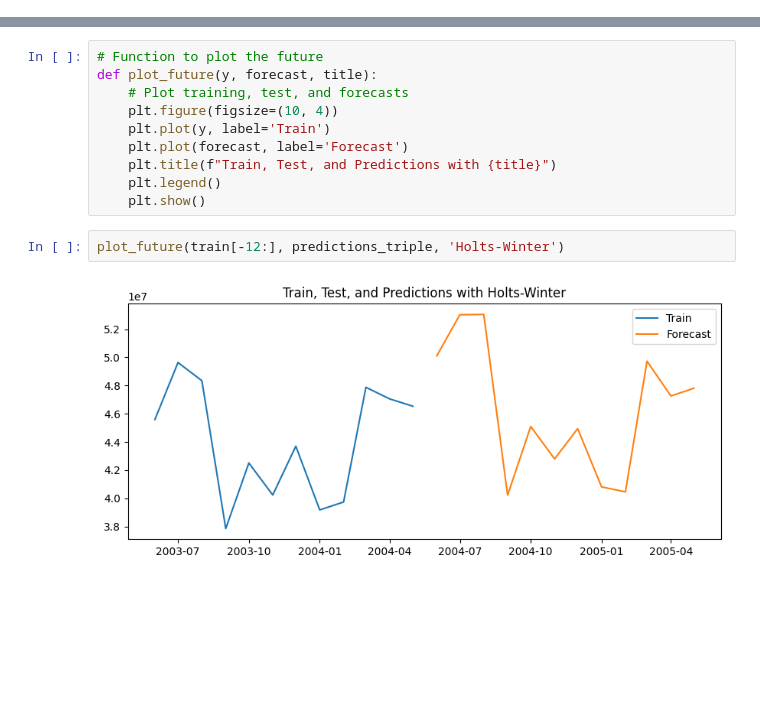
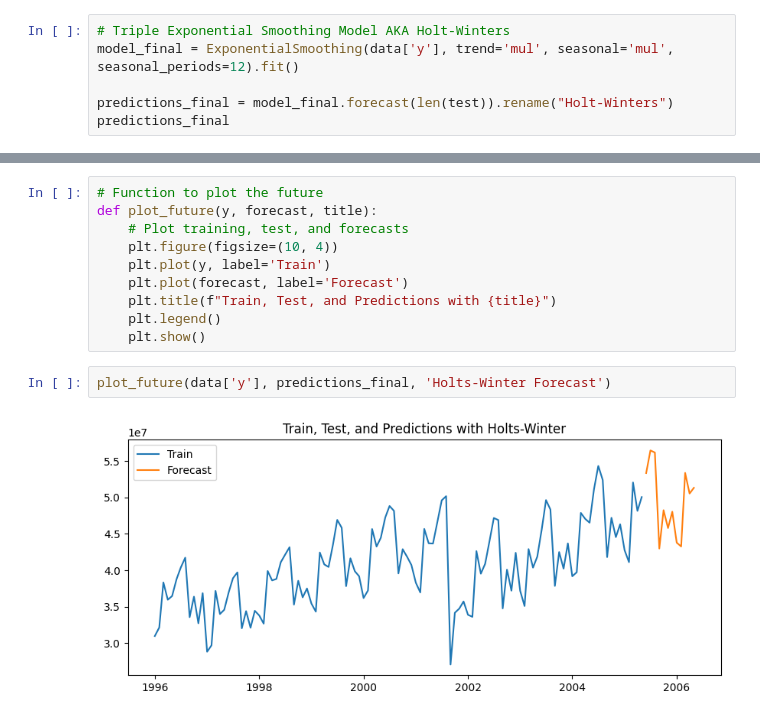
Before and after one commit to ReinerJasin/learn_time_series, a Jupyter notebook: project/6-air_miles_project_capstone.ipynb, the cells around one changed output, grey strips where cells are left out. Cells and saved outputs as stored; diff of their text form; blank space fills up the shorter version.

```diff
--- a/project/6-air_miles_project_capstone.ipynb
+++ b/project/6-air_miles_project_capstone.ipynb
@@ -172,3 +172,9 @@ Mean Squared Error               : 2207532424540.3647
 Root Mean Squared Error          : 1485776.7074969122
 # %% [markdown]
 ## Predicting the Future
+# %%
+# Triple Exponential Smoothing Model AKA Holt-Winters
+model_final = ExponentialSmoothing(data['y'], trend='mul', seasonal='mul', seasonal_periods=12).fit()
+
+predictions_final = model_final.forecast(len(test)).rename("Holt-Winters")
+predictions_final
@@ -183,6 +203,6 @@ def plot_future(y, forecast, title):
     plt.legend()
     plt.show()
 # %%
-plot_future(train[-12:], predictions_triple, 'Holts-Winter')
+plot_future(data['y'], predictions_final, 'Holts-Winter Forecast')
 # %% [output]
-[figure, old version]
+[figure, new version]
```
Also changed, not shown: parts of 3 cells of this notebook.
